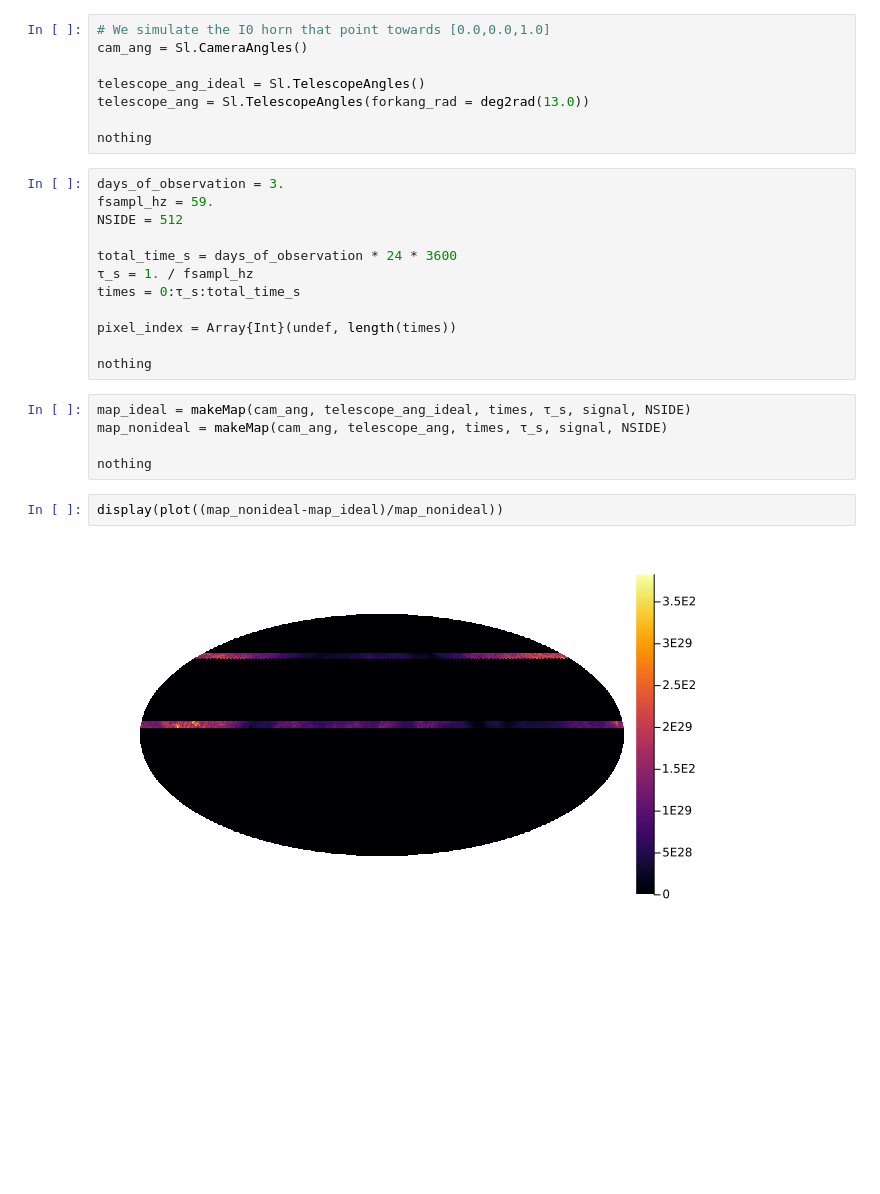
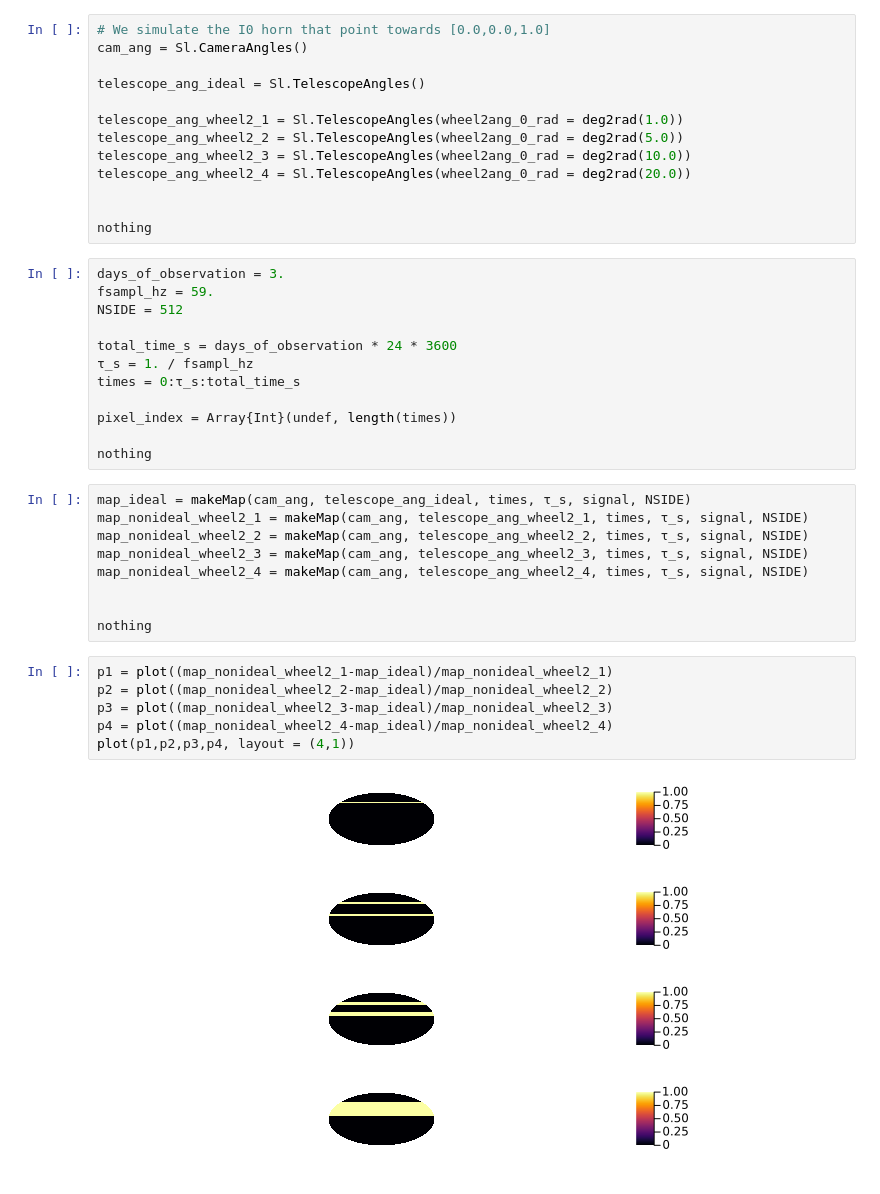
Before and after one commit to teob97/PRMaps.jl, a Jupyter notebook: notebooks/mappe1.ipynb, the cells around one changed output. Saved outputs shown, nothing was run; the diff lists cells and outputs as text; blank space fills up the shorter version.

Commit message:
New plots

```diff
--- a/notebooks/mappe1.ipynb
+++ b/notebooks/mappe1.ipynb
@@ -13,7 +13,12 @@ plot(signal)
 cam_ang = Sl.CameraAngles()
 
 telescope_ang_ideal = Sl.TelescopeAngles()
-telescope_ang = Sl.TelescopeAngles(forkang_rad = deg2rad(13.0))
+
+telescope_ang_wheel2_1 = Sl.TelescopeAngles(wheel2ang_0_rad = deg2rad(1.0))
+telescope_ang_wheel2_2 = Sl.TelescopeAngles(wheel2ang_0_rad = deg2rad(5.0))
+telescope_ang_wheel2_3 = Sl.TelescopeAngles(wheel2ang_0_rad = deg2rad(10.0))
+telescope_ang_wheel2_4 = Sl.TelescopeAngles(wheel2ang_0_rad = deg2rad(20.0))
+
 
 nothing
 # %%
@@ -30,10 +35,18 @@ pixel_index = Array{Int}(undef, length(times))
 nothing
 # %%
 map_ideal = makeMap(cam_ang, telescope_ang_ideal, times, τ_s, signal, NSIDE)
-map_nonideal = makeMap(cam_ang, telescope_ang, times, τ_s, signal, NSIDE)
+map_nonideal_wheel2_1 = makeMap(cam_ang, telescope_ang_wheel2_1, times, τ_s, signal, NSIDE)
+map_nonideal_wheel2_2 = makeMap(cam_ang, telescope_ang_wheel2_2, times, τ_s, signal, NSIDE)
+map_nonideal_wheel2_3 = makeMap(cam_ang, telescope_ang_wheel2_3, times, τ_s, signal, NSIDE)
+map_nonideal_wheel2_4 = makeMap(cam_ang, telescope_ang_wheel2_4, times, τ_s, signal, NSIDE)
+
 
 nothing
-# %%
-display(plot((map_nonideal-map_ideal)/map_nonideal))
-# %% [output]
-[figure, removed]
+# %%
+p1 = plot((map_nonideal_wheel2_1-map_ideal)/map_nonideal_wheel2_1)
+p2 = plot((map_nonideal_wheel2_2-map_ideal)/map_nonideal_wheel2_2)
+p3 = plot((map_nonideal_wheel2_3-map_ideal)/map_nonideal_wheel2_3)
+p4 = plot((map_nonideal_wheel2_4-map_ideal)/map_nonideal_wheel2_4)
+plot(p1,p2,p3,p4, layout = (4,1))
+# %% [output]
+[figure, added]
```
